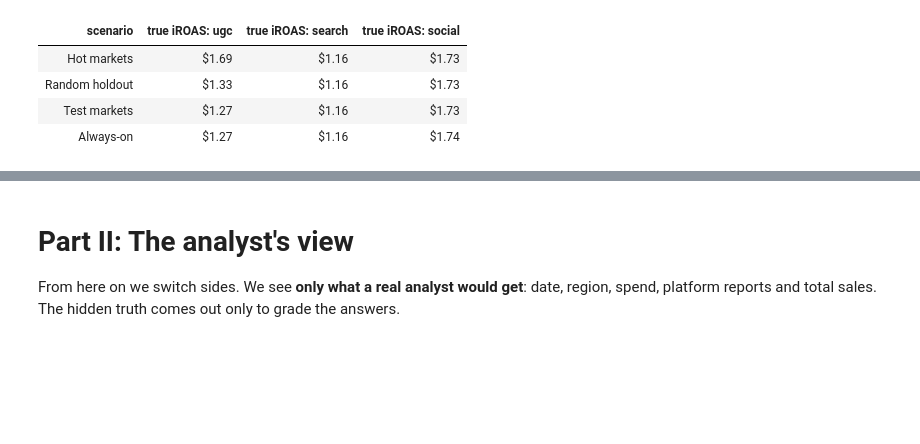
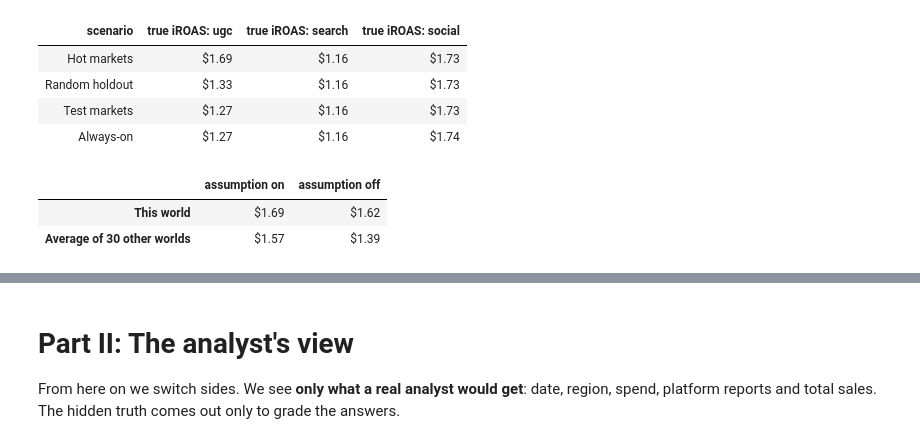
Before and after one commit to menni99/incrementality-mmm-lab, a Jupyter notebook: incrementality.ipynb, the cells around one changed output, grey strips where cells are left out. Cells and saved outputs as stored; diff of their text form; code cells hidden in the pictures; blank space fills up the shorter version.

```diff
--- a/incrementality.ipynb
+++ b/incrementality.ipynb
@@ -621,5 +622,20 @@ pd.DataFrame([
 | Random holdout | $1.33 | $1.16 | $1.73 |
 | Test markets | $1.27 | $1.16 | $1.73 |
 | Always-on | $1.27 | $1.16 | $1.74 |
+# %%
+# How much of hot markets' higher return is our assumption, and how much is luck?
+# Rerun hot markets with the assumption on (link 0.5) and off (0): in this world, and averaged over 30 others.
+def hot_markets_truth(seed, link):
+    _, p = simulate_world(replace(cfg, seed=seed, ugc_response_growth_link=link), scenario=hot_markets_scenario)
+    return true_iroas(p, "ugc")
+
+pd.DataFrame({
+    link_name: [hot_markets_truth(cfg.seed, link), np.mean([hot_markets_truth(s, link) for s in range(30)])]
+    for link_name, link in [("assumption on", 0.5), ("assumption off", 0.0)]
+}, index=["This world", "Average of 30 other worlds"]).style.format("${:.2f}")
+# %% [output]
+|  | assumption on | assumption off |
+| This world | $1.69 | $1.62 |
+| Average of 30 other worlds | $1.57 | $1.39 |
 # %% [markdown]
 UGC's true return differs by scenario, for three reasons:
```
Also changed, not shown: parts of 35 cells of this notebook, 1 other file.
